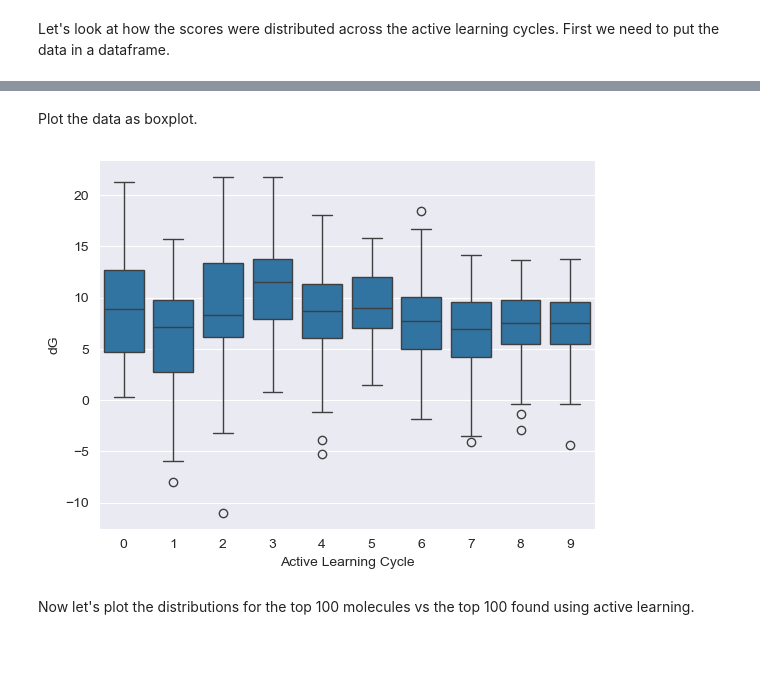
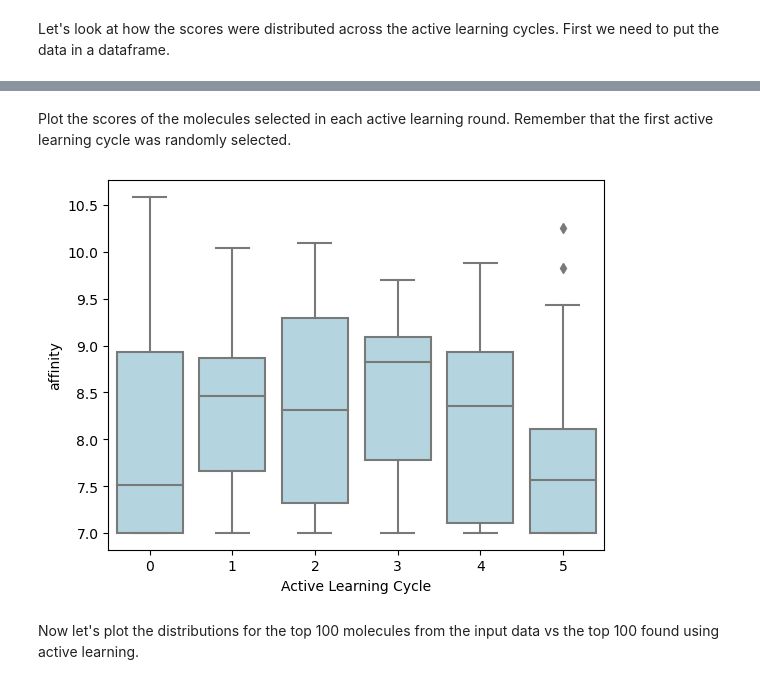
Before and after one commit to PatWalters/active_learning_tutorials, a Jupyter notebook: active_regression.ipynb, the cells around one changed output, grey strips where cells are left out. Cells and saved outputs as stored; diff of their text form; code cells hidden in the pictures; blank space fills up the shorter version.

```diff
--- a/active_regression.ipynb
+++ b/active_regression.ipynb
@@ -112,31 +119,49 @@ def greedy(optimizer: BaseLearner, X: modALinput, n_instances=1, used=[]):
     res = optimizer.predict(X)
     best_idx = find_best_idx(res, used, n_instances)
     return best_idx, X[best_idx]
+
+def my_max_PI(optimizer: BaseLearner, X: modALinput, tradeoff: float = 0,
+           n_instances: int = 1, used = [], cycle = -1) -> np.ndarray:
+    pi = optimizer_PI(optimizer, X, tradeoff=tradeoff)
+    best_idx = find_best_idx(pi, used, n_instances)
+    return best_idx, X[best_idx]
 # %% [markdown]
 Create an oracle that will return values.
 # %%
-value_column = "dG"
+value_column = "affinity"
 oracle = Oracle(df, value_column)
 # %% [markdown]
 This is the main active learning loop.
 # %%
+# number of molecules to select at each active learning cycle
 n_instances = 50
-n_cycles = 10
+# number of active learning cycles to run
+n_cycles = 5
 
-query_strategy = greedy
+# define the acquistion function
+query_strategy = my_max_PI
+# select an initial random cycle
 X_initial, y_initial, sample_idx = oracle.sample(n_instances)
+# instantiate the optimizer with an estimator, training data, and an acquistion function
 optimizer = BayesianOptimizer(estimator=GaussianProcessRegressor(kernel=TanimotoKernel()),
                               X_training=np.stack(X_initial), y_training=y_initial,
                               query_strategy=query_strategy)
-
-val_list = []
+# initialize a list of scores
+val_list = [y_initial]
+# keep track of which molecules we've sampled
 used = list(sample_idx)
+# the active learning loop
 for i in tqdm(range(0, n_cycles)):
+    # ask the optimizer for the next set of molecules
     query_idx, query_desc = optimizer.query(X_pool, n_instances=n_instances, used=used)
+    # get values from the oracle, in practice, this is where we would do the more expensive calculations
     vals = oracle.get_values(query_idx)
+    # add the returned values to val_list
     val_list.append(vals)
+    # keep track of the molecules we've used
+    used += query_idx
+    # update the optimizer with the new values
     optimizer.teach(query_desc, vals)
-    used += query_idx
 # %% [markdown]
 Let's see how many of the top 100 molecules we found.
 # %%
@@ -154,4 +179,11 @@ Let's look at how the scores were distributed across the active learning cycles.
 res_list = []
 for idx, v in enumerate(val_list):
     res_list += [(idx, x) for x in v]
-res_df = pd.DataFrame(res_list, columns=["idx", value_column])
+res_df = pd.DataFrame(res_list, columns=["cycle", value_column])
+# add row numbers for the selected molecules
+res_df['mol_idx'] = used
+# add the SMILES for the selected molecules
+res_df['SMILES'] = df.SMILES.values[used]
+# reorder the columns in res_df
+res_df = res_df[['SMILES','cycle','mol_idx','affinity']]
+res_df
@@ -158,9 +204,9 @@ res_df = pd.DataFrame(res_list, columns=["idx", value_column])
-# %% [markdown]
-Plot the data as boxplot.
+# %% [markdown]
+Plot the scores of the molecules selected in each active learning round.  Remember that the first active learning cycle was randomly selected.
 # %%
-ax = sns.boxplot(x="idx", y=value_column, data=res_df)
+ax = sns.boxplot(x="cycle", y=value_column, data=res_df,color="lightblue")
 ax.set_xlabel("Active Learning Cycle");
 # %% [output]
-[figure, old version]
+[figure, new version]
 # %% [markdown]
-Now let's plot the distributions for the top 100 molecules vs the top 100 found using active learning.
+Now let's plot the distributions for the top 100 molecules from the input data vs the top 100 found using active learning.
```
Also changed, not shown: parts of 22 cells of this notebook, 1 other file.
